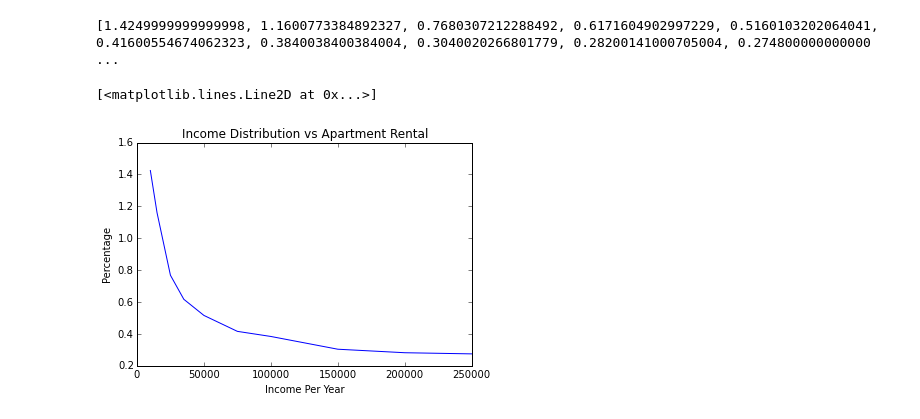
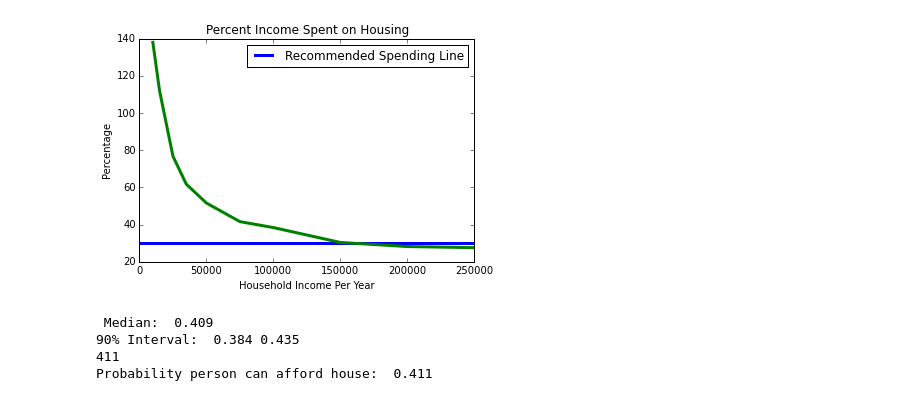
Before and after one commit to cwallac/DataScience, a Jupyter notebook: ApartmentRentalPrice.ipynb, the cells around one changed output. Cells and saved outputs as stored; diff of their text form; code cells hidden in the pictures.

```diff
--- a/ApartmentRentalPrice.ipynb
+++ b/ApartmentRentalPrice.ipynb
@@ -48,16 +55,41 @@ incomeBrackets = [10000,14999,24999,34999,49999,74999,99999,149999,199999,250000
 # %%
 incomeDf['Ratio'] = incomeDf['Ratio'].astype(np.float)
 ratios = [incomeDf[incomeDf.HouseholdIncome == 10000].Ratio.median(),incomeDf[incomeDf.HouseholdIncome == 14999].Ratio.median(),incomeDf[incomeDf.HouseholdIncome == 24999].Ratio.median(),incomeDf[incomeDf.HouseholdIncome == 34999].Ratio.median(),incomeDf[incomeDf.HouseholdIncome == 49999].Ratio.median(),incomeDf[incomeDf.HouseholdIncome == 74999].Ratio.median(),incomeDf[incomeDf.HouseholdIncome == 99999].Ratio.median(),incomeDf[incomeDf.HouseholdIncome == 149999].Ratio.median(),incomeDf[incomeDf.HouseholdIncome == 199999].Ratio.median(),incomeDf[incomeDf.HouseholdIncome == 250000].Ratio.median()]
-print ratios
+Bostonpercentages = np.multiply(100,ratios)
-# %% [output]
-[1.4249999999999998, 1.1600773384892327, 0.7680307212288492, 0.6171604902997229, 0.5160103202064041, 0.41600554674062323, 0.3840038400384004, 0.3040020266801779, 0.28200141000705004, 0.274800000000000 ...
 # %%
 
 #thinkplot.Cdf(midCdf)
 import matplotlib.pyplot as plt
 
-thinkplot.config(title="Income Distribution vs Apartment Rental",xlabel="Income Per Year",Legend=True,ylabel="Percentage")
-plt.plot(incomeBrackets,ratios)
+
+plt.plot([0,250000],[30,30],label="Recommended Spending Line",linewidth=3)
+plt.plot(incomeBrackets,Bostonpercentages,linewidth=3)
+thinkplot.config(title="Percent Income Spent on Housing",xlabel="Household Income Per Year",Legend=True,ylabel="Percentage")
 # %% [output]
-[<matplotlib.lines.Line2D at 0x...>]
-[figure, old version]
+[figure, new version]
+# %%
+yearly = income.values/40.0*12
+HouseholdSample
+import random
+dist = []
+probs = []
+probDist = []
+for j in range(1000):
+    probs = []
+    for i in range(1000):
+        earnings = random.choice(HouseholdSample)
+        cost = random.choice(yearly)
+        dist.append(cost*1.0/earnings*100)
+        if price*1.0/earnings*100 <= 30:
+            probs.append(1)
+    probDist.append(float(sum(probs))/1000)
+confidenceCdf = thinkstats2.Cdf(probDist)
+print "Median: ", confidenceCdf.Percentile(50)
+print "90% Interval: ", confidenceCdf.Percentile(5), confidenceCdf.Percentile(95)
+print sum(probs)
+print "Probability person can afford house: ", float(sum(probs))/1000
+# %% [output]
+ Median:  0.409
+90% Interval:  0.384 0.435
+411
+Probability person can afford house:  0.411
```
Also changed, not shown: parts of 12 cells of this notebook, 1 other file.
